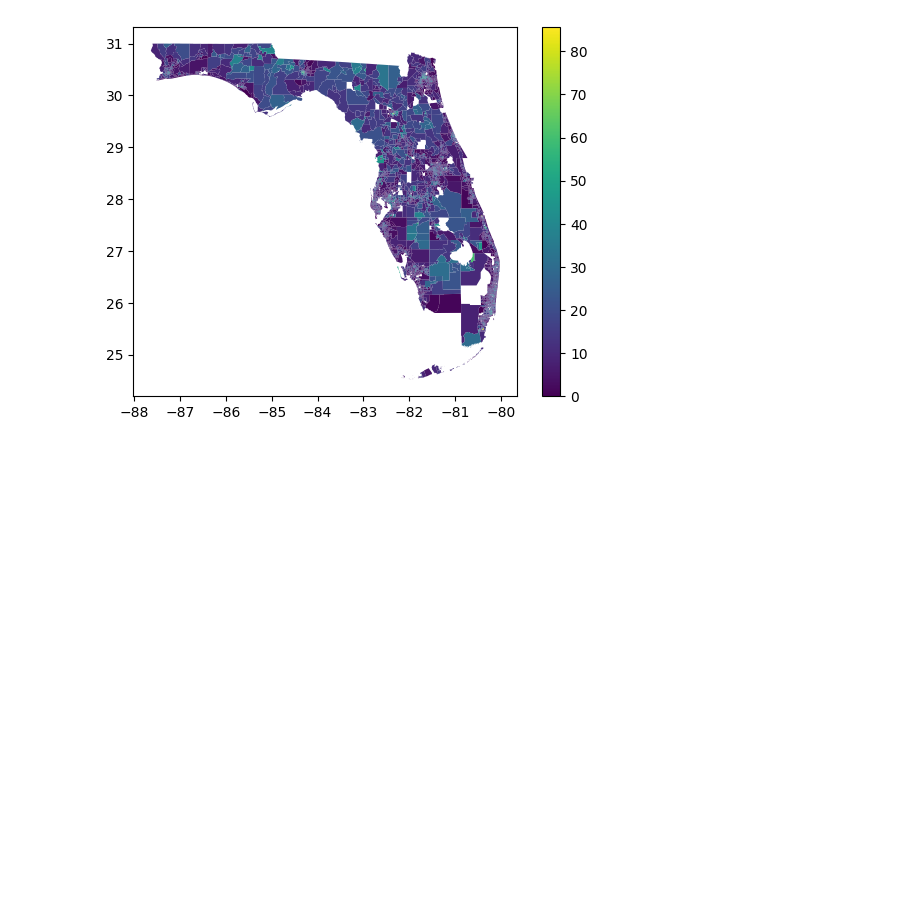
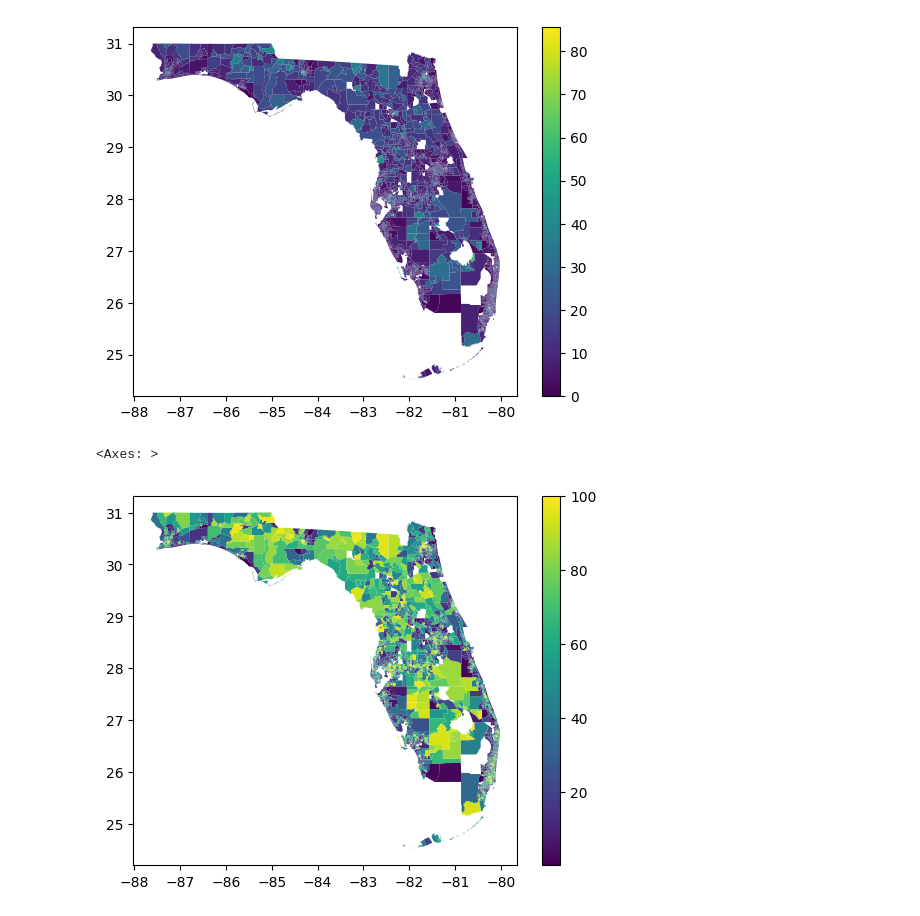
Before and after one commit to datakind/datakit-housing-fall-2024, a Jupyter notebook: challenge-3/FL/DataKindHousingChallenge3GeoMaps.ipynb, the cells around one changed output. Drawn from its saved outputs; the diff is of its cells as text; code cells hidden in the pictures; blank space fills up the shorter version.

```diff
--- a/challenge-3/FL/DataKindHousingChallenge3GeoMaps.ipynb
+++ b/challenge-3/FL/DataKindHousingChallenge3GeoMaps.ipynb
@@ -325,3 +325,9 @@ merged_gdf.plot(column="pov_pct_est",legend=True)
 # %% [output]
 <Axes: >
 [figure]
+# %%
+merged_gdf["pov_pct_pctile"]=merged_gdf.pov_pct_est.rank(pct=True)*100
+merged_gdf.plot(column="pov_pct_pctile",legend=True)
+# %% [output]
+<Axes: >
+[figure, added]
```
Also changed, not shown: parts of 4 cells of this notebook.
